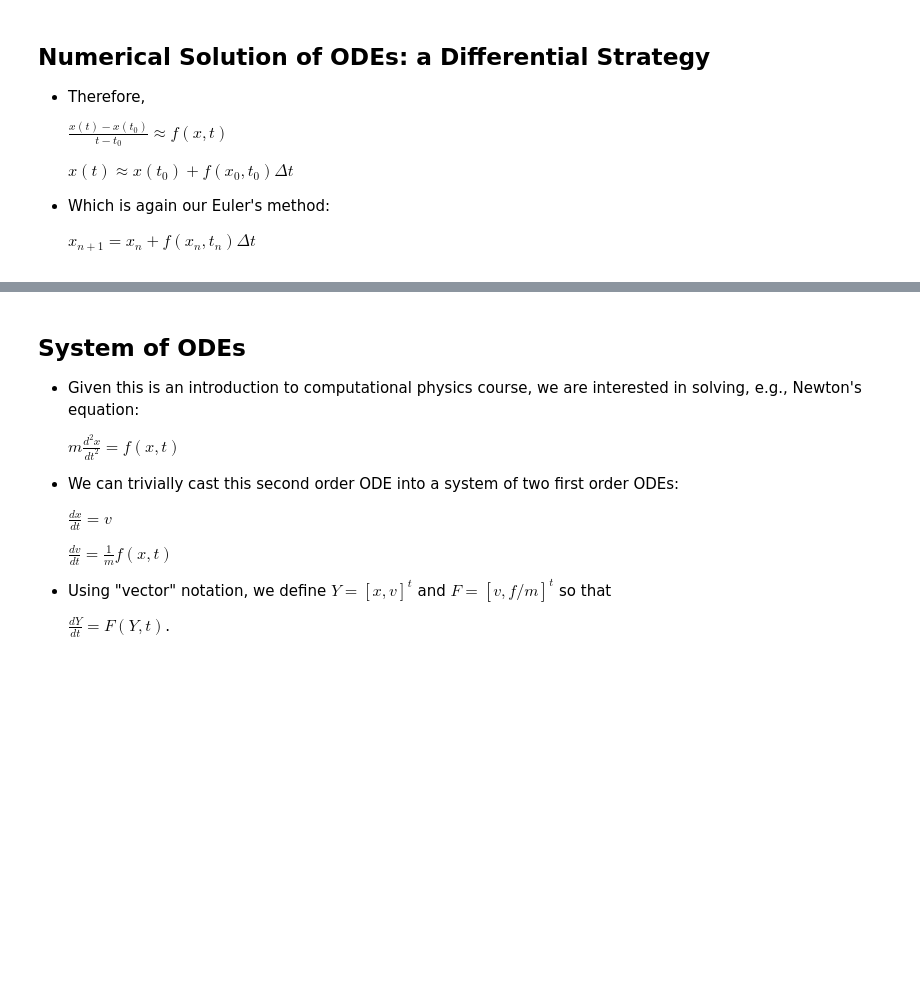
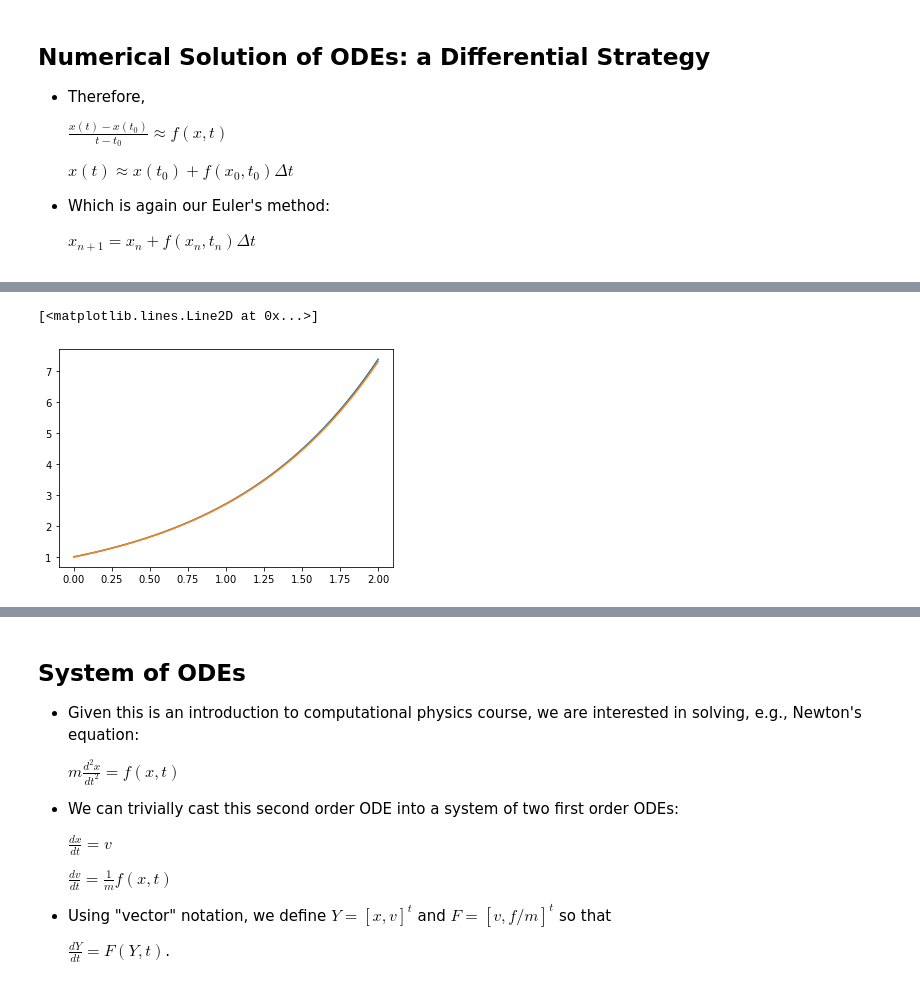
Before and after one commit to uarizona-2021spring-phys105a/phys105a, a Jupyter notebook: 11/ode1.ipynb, the cells around one changed output, grey strips where cells are left out. Cells and saved outputs as stored; diff of their text form; code cells hidden in the pictures; blank space fills up the shorter version.

```diff
--- a/11/ode1.ipynb
+++ b/11/ode1.ipynb
@@ -107,0 +156,10 @@ Chi-kwan Chan
+# %%
+# The accuracy should increase when we use a small step
+
+T, X = forwardEuler(f, 1, 0, 0.01, 200)
+
+plt.plot(Tp, Xp)
+plt.plot(T,  X)
+# %% [output]
+[<matplotlib.lines.Line2D at 0x...>]
+[figure, added]
```
Also changed, not shown: parts of 12 cells of this notebook.
